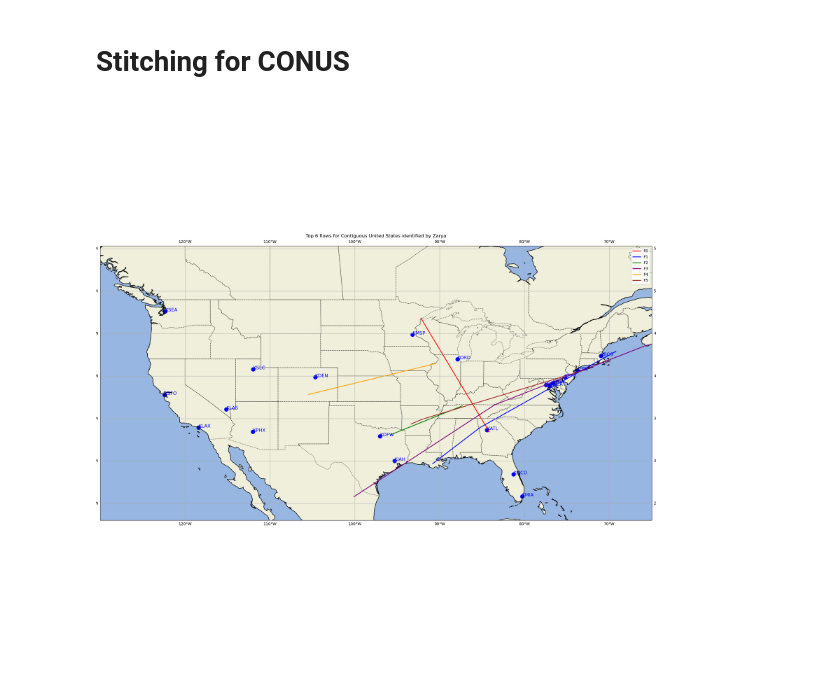
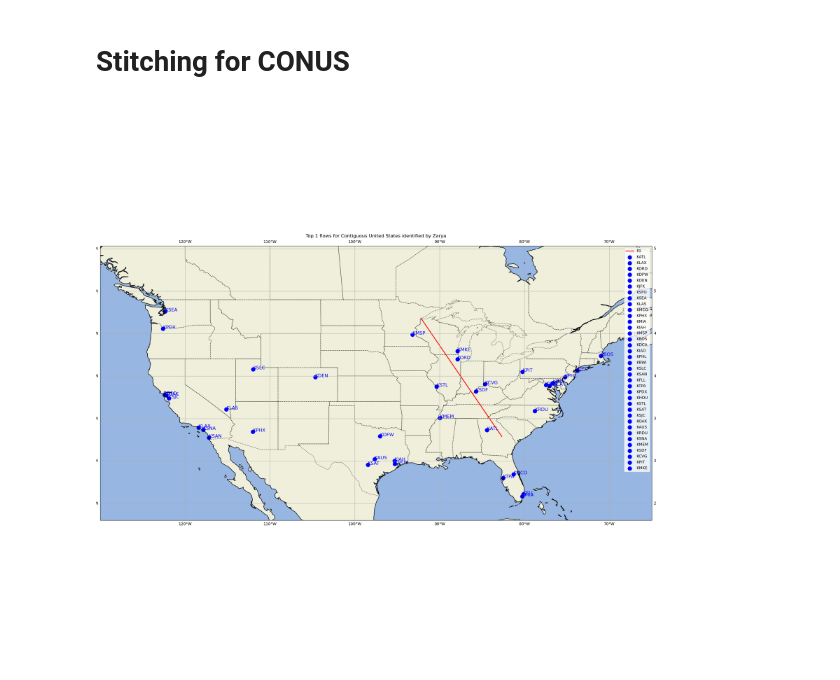
Before and after one commit to thinhhoang95/XFD, a Jupyter notebook: flow-detection/stitch_cluster9.ipynb, the cells around one changed output. Drawn from its saved outputs; the diff is of its cells as text; code cells hidden in the pictures.

```diff
--- a/flow-detection/stitch_cluster9.ipynb
+++ b/flow-detection/stitch_cluster9.ipynb
@@ -98,7 +98,24 @@ busiest_airports = {
     "KIAD": {"name": "Washington Dulles International Airport", "lat": 38.9531, "lon": -77.4565},
     "KPHL": {"name": "Philadelphia International Airport", "lat": 39.8744, "lon": -75.2424},
     "KBWI": {"name": "Baltimore/Washington International Thurgood Marshall Airport", "lat": 39.1754, "lon": -76.6684},
-    "KSLC": {"name": "Salt Lake City International Airport", "lat": 40.7899, "lon": -111.9791}
+    "KSLC": {"name": "Salt Lake City International Airport", "lat": 40.7899, "lon": -111.9791},
+    "KSAN": {"name": "San Diego International Airport", "lat": 32.7338, "lon": -117.1933},
+    "KFLL": {"name": "Fort Lauderdale-Hollywood International Airport", "lat": 26.0726, "lon": -80.1527},
+    "KTPA": {"name": "Tampa International Airport", "lat": 27.9755, "lon": -82.5332},
+    "KPDX": {"name": "Portland International Airport", "lat": 45.5898, "lon": -122.5951},
+    "KHOU": {"name": "William P. Hobby Airport", "lat": 29.6454, "lon": -95.2789},
+    "KSTL": {"name": "St. Louis Lambert International Airport", "lat": 38.7490, "lon": -90.3748},
+    "KSAT": {"name": "San Antonio International Airport", "lat": 29.5337, "lon": -98.4698},
+    "KSJC": {"name": "Norman Y. Mineta San Jose International Airport", "lat": 37.3639, "lon": -121.9290},
+    "KOAK": {"name": "Oakland International Airport", "lat": 37.7213, "lon": -122.2207},
+    "KAUS": {"name": "Austin-Bergstrom International Airport", "lat": 30.1944, "lon": -97.6699},
+    "KRDU": {"name": "Raleigh-Durham International Airport", "lat": 35.8801, "lon": -78.7880},
+    "KSNA": {"name": "John Wayne Airport", "lat": 33.6757, "lon": -117.8682},
+    "KMEM": {"name": "Memphis International Airport", "lat": 35.0421, "lon": -89.9792},
+    "KSDF": {"name": "Louisville Muhammad Ali International Airport", "lat": 38.1741, "lon": -85.7360},
+    "KCVG": {"name": "Cincinnati/Northern Kentucky International Airport", "lat": 39.0533, "lon": -84.6630},
+    "KPIT": {"name": "Pittsburgh International Airport", "lat": 40.4914, "lon": -80.2329},
+    "KMKE": {"name": "General Mitchell International Airport", "lat": 42.9475, "lon": -87.8966}
 }
 # %%
 from stitcher import get_flow
@@ -138,33 +155,33 @@ def visualize_flows(region, hash_counts, hash_df, wp_df, n_first_hashes = 20):
     # Add map features
     ax.coastlines()
     ax.add_feature(cartopy.feature.OCEAN)
     ax.add_feature(cartopy.feature.LAND, edgecolor='black')
     if region == 'conus':
         # Add state borders
         ax.add_feature(cartopy.feature.STATES, linestyle=':')
         plt.title(f'Top {n_first_hashes} flows for Contiguous United States identified by Zarya')
     elif region == 'europe':
         # Add country borders
         ax.add_feature(cartopy.feature.BORDERS, linestyle=':')
         plt.title(f'Top {n_first_hashes} flows for Europe identified by Zarya')
     plt.tight_layout()
     # Set equal aspect ratio
     ax.set_aspect('equal', adjustable=None)
     # Show gridlines
     ax.gridlines(draw_labels=True)
     # Scatter plot the busiest airports
     for airport, data in busiest_airports.items():
-        ax.scatter(data['lon'], data['lat'], color='blue', s=100, transform=ccrs.PlateCarree())
+        ax.scatter(data['lon'], data['lat'], color='blue', s=100, transform=ccrs.PlateCarree(), label=airport)
         ax.text(data['lon'], data['lat'], airport, transform=ccrs.PlateCarree(), fontsize=12, color='blue')
     # Add mplcursors to make it interactive
     cursor = mplcursors.cursor(hover=True)
     # Annotate with the legend label when hovering over a curve
     @cursor.connect("add")
     def on_add(sel):
         sel.annotation.set_text(sel.artist.get_label())
     plt.legend()
     plt.show()
 
-visualize_flows('conus', hash_counts, hash_df, wp_df, n_first_hashes = 6)
+visualize_flows('conus', hash_counts, hash_df, wp_df, n_first_hashes = 1)
 # %% [output]
-[figure, old version]
+[figure, new version]
```
